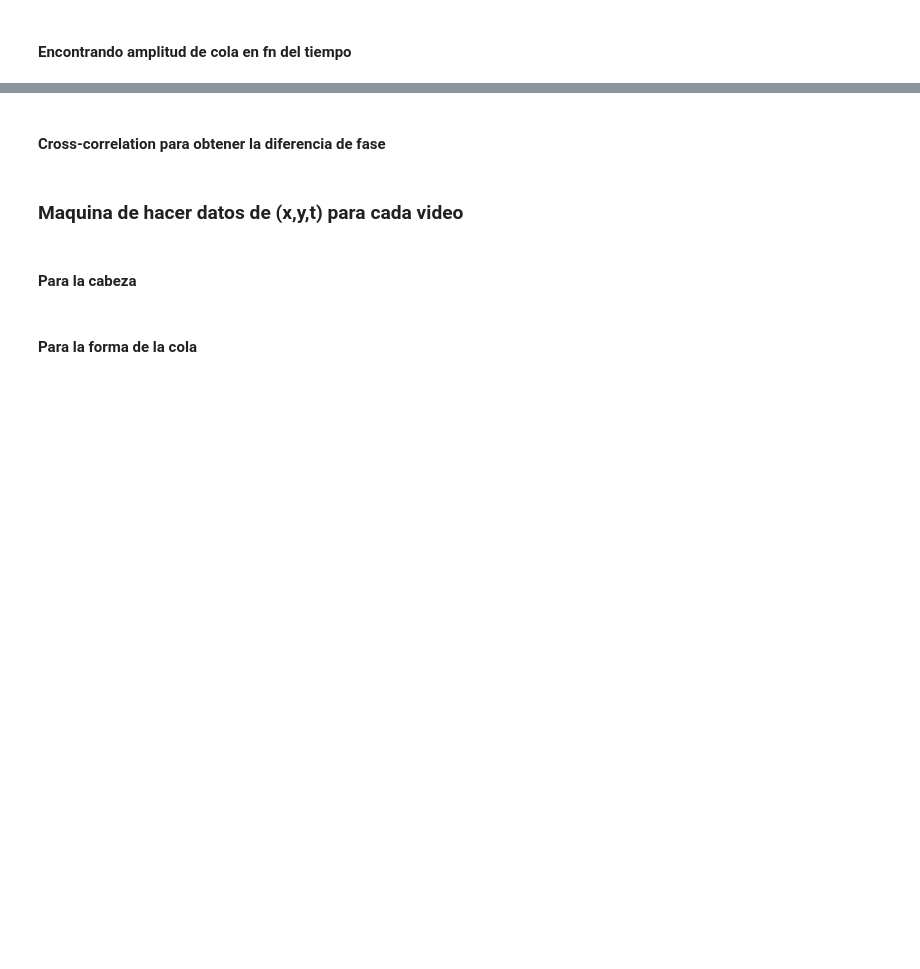
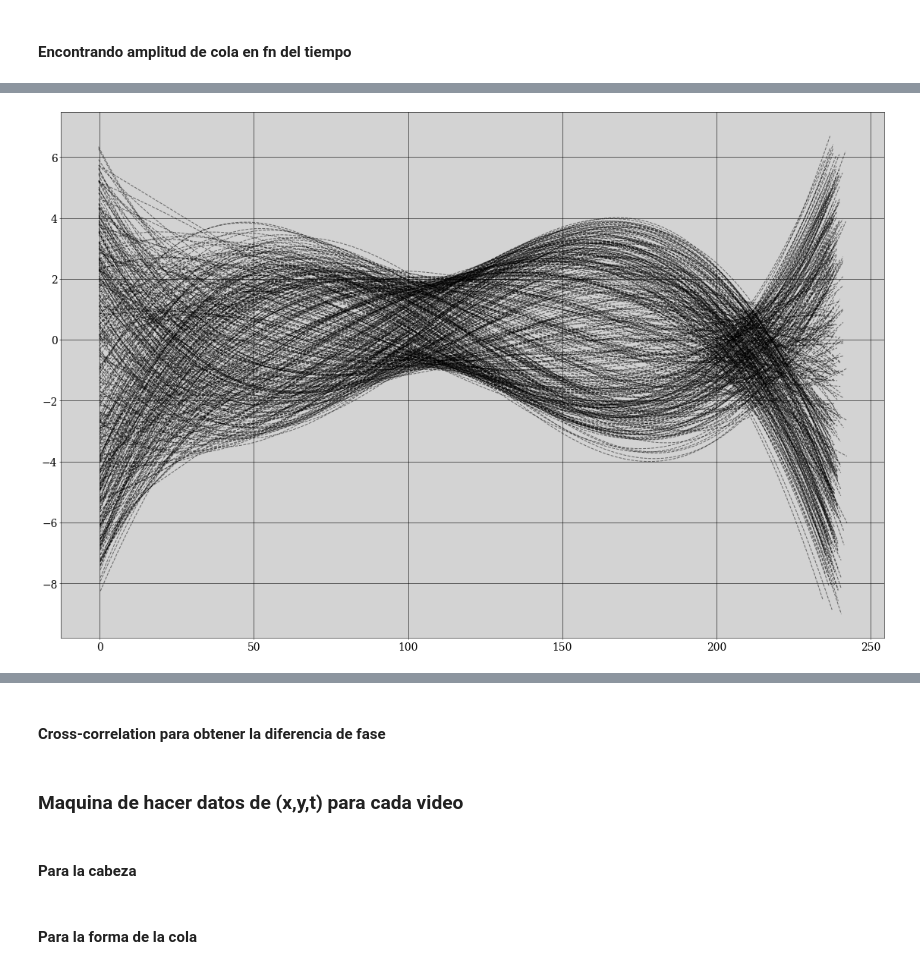
Before and after one commit to gardianc/Nado-ondulatorio, a Jupyter notebook: tracking.ipynb, the cells around one changed output, grey strips where cells are left out. Cells and saved outputs as stored; diff of their text form; code cells hidden in the pictures; blank space fills up the shorter version.

```diff
--- a/tracking.ipynb
+++ b/tracking.ipynb
@@ -401,0 +430,5 @@ plt.xlim(0,250)
+# %%
+[plt.plot(tail[0],tail[1], color='k', ls='--', alpha=0.5) for tail in rotated_tails]
+print()
+# %% [output]
+[figure, added]
```
Also changed, not shown: parts of 12 cells of this notebook.
